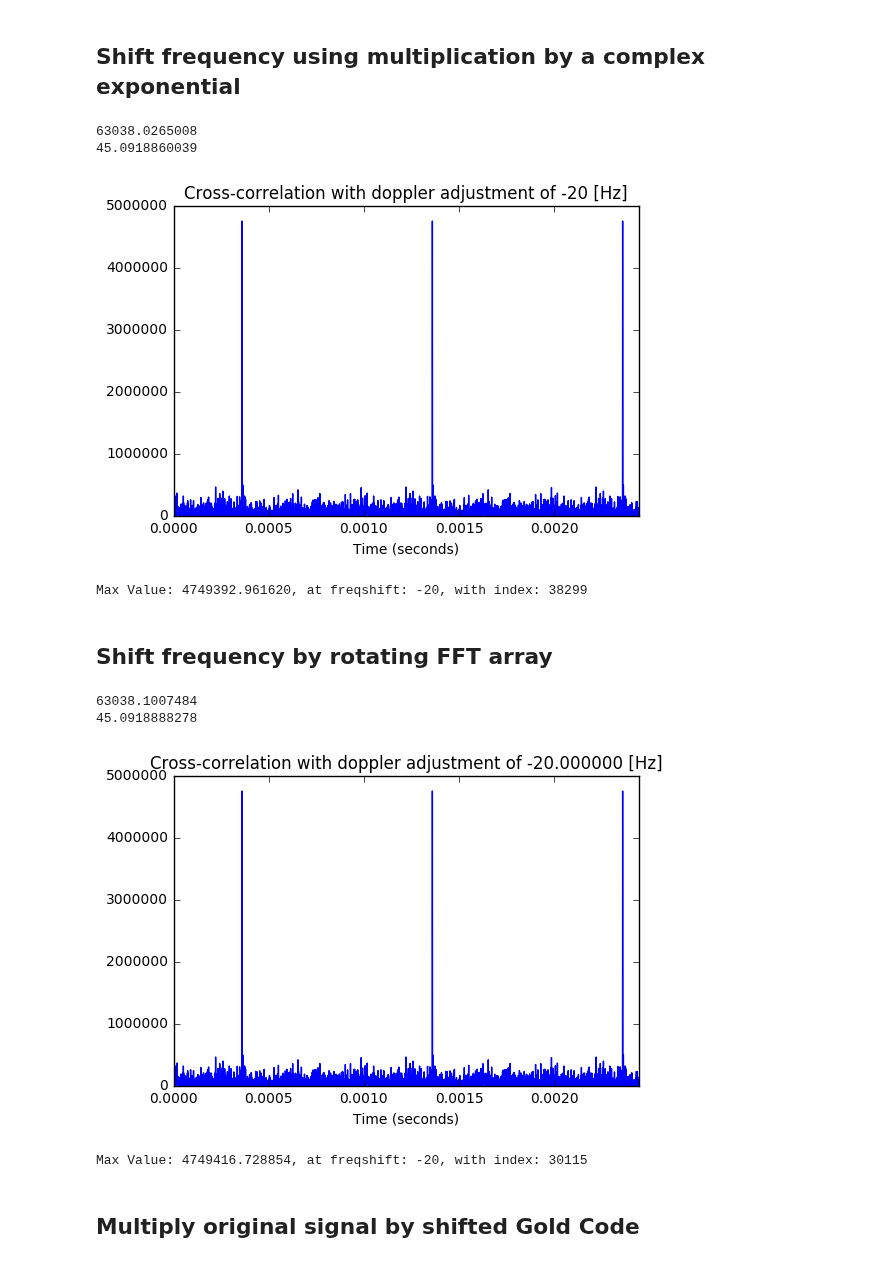
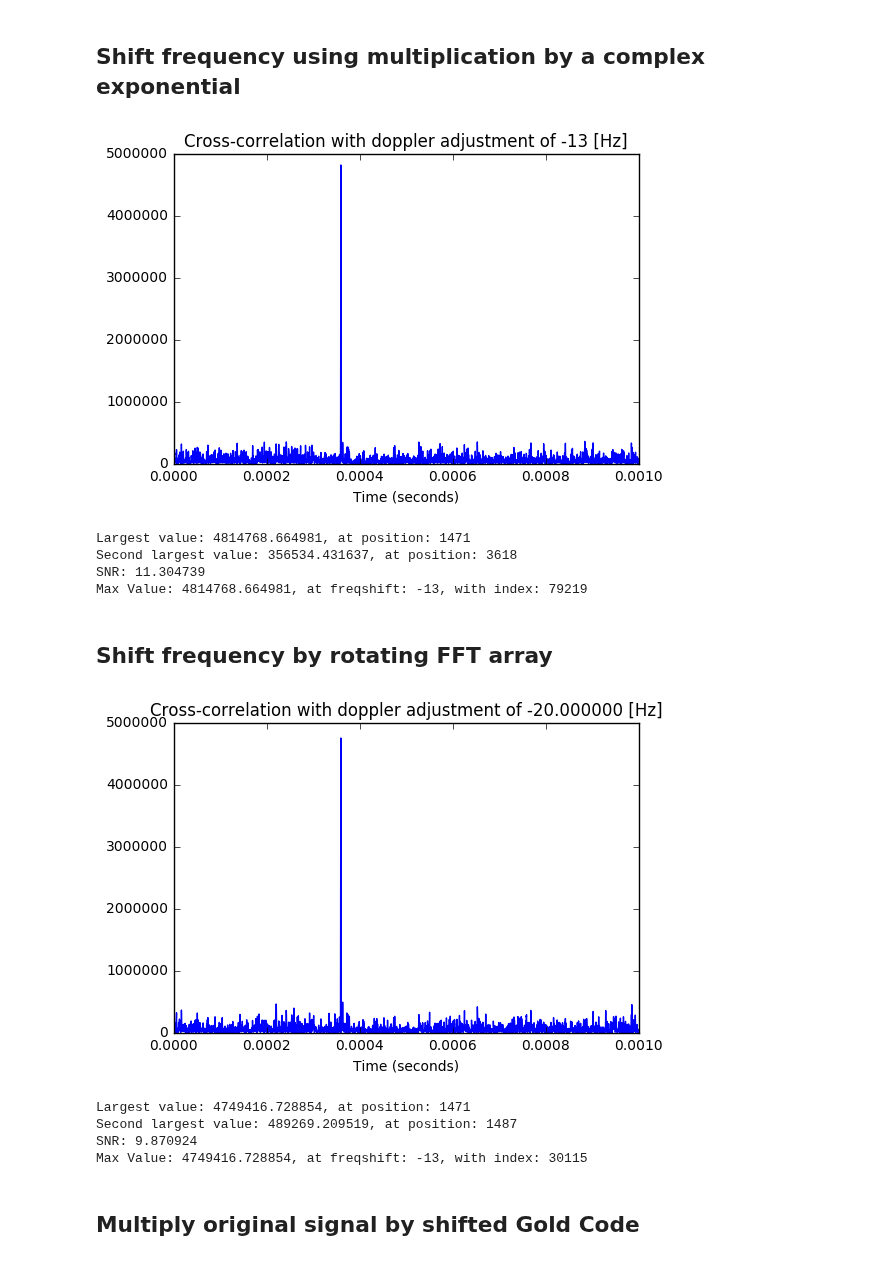
Before and after one commit to psas/gps, a Jupyter notebook: notebooks/Acquisition.ipynb, the cells around one changed output. Saved outputs shown, nothing was run; the diff lists cells and outputs as text; code cells hidden in the pictures.

```diff
--- a/notebooks/Acquisition.ipynb
+++ b/notebooks/Acquisition.ipynb
@@ -206,32 +245,38 @@ Max Value: nan, at freqshift: 0, with index 0
 # %% [markdown]
 ## Shift frequency using multiplication by a complex exponential
 # %%
-freqShift = -20 #[Hz]
+freqShift = -13 #[Hz] -20
 
 # Initialize complex array
 CDataShifted = data.CData*np.exp(1j*2*np.pi*freqShift*data.t)
 fftCDataShifted = np.fft.fft(CDataShifted,nfft)
 
 result = np.fft.ifft(GCConj * fftCDataShifted,nfft)
 resultSQ = np.real(result*np.conjugate(result))
-resultLog = 10*np.log10(resultSQ)
-print(np.mean(resultSQ))
-print(np.mean(resultLog))
+
 plt.plot(t,resultSQ)
 plt.title("Cross-correlation with doppler adjustment of %d [Hz]"%(freqShift))
 plt.xlabel("Time (seconds)")
 
-# Zoom in a bit
+# Zoom in to one ms
 xmin,xmax = plt.xlim()
-plt.xlim(xmin,xmin + 10000/(fs))
+plt.xlim(xmin,xmin + 0.001)
 plt.show()
 
+# Search for largest value in 1 ms worth of data
+SecondLargestValue = GetSecondLargest(resultSQ[0:int(fs*0.001)])
+
+# Pseudo SNR
+ResultsSNR = 10*np.log10(np.amax(resultSQ)/SecondLargestValue)
+print("SNR: %f"%(ResultsSNR))
+
 print("Max Value: %f, at freqshift: %d, with index: %d"%(np.amax(resultSQ),freqShift,np.argmax(resultSQ)))
 # %% [output]
+[figure, new version]
-63038.0265008
-45.0918860039
+Largest value: 4814768.664981, at position: 1471
+Second largest value: 356534.431637, at position: 3618
+SNR: 11.304739
+Max Value: 4814768.664981, at freqshift: -13, with index: 79219
-[figure, old version]
-Max Value: 4749392.961620, at freqshift: -20, with index: 38299
 # %% [markdown]
 ## Shift frequency by rotating FFT array
 # %%
@@ -242,24 +287,30 @@ fftCDataShifted = np.roll(np.fft.fft(data.CData,nfft),freqRoll)
 
 result = np.fft.ifft(GCConj * fftCDataShifted,nfft)
 resultSQ = np.real(result*np.conjugate(result))
-resultLog = 10*np.log10(resultSQ)
-print(np.mean(resultSQ))
-print(np.mean(resultLog))
+
 plt.plot(t,resultSQ)
 plt.title("Cross-correlation with doppler adjustment of %f [Hz]"%(freqRoll*BinWidth))
 plt.xlabel("Time (seconds)")
 
-# Zoom in a bit
+# Zoom in to one ms
 xmin,xmax = plt.xlim()
-plt.xlim(xmin,xmin + 10000/(fs))
+plt.xlim(xmin,xmin + 0.001)
 plt.show()
 
+# Search for largest value in 1 ms worth of data
+SecondLargestValue = GetSecondLargest(resultSQ[0:int(fs*0.001)])
+
+# Pseudo SNR
+ResultsSNR = 10*np.log10(np.amax(resultSQ)/SecondLargestValue)
+print("SNR: %f"%(ResultsSNR))
+
 print("Max Value: %f, at freqshift: %d, with index: %d"%(np.amax(resultSQ),freqShift,np.argmax(resultSQ)))
 # %% [output]
+[figure, new version]
-63038.1007484
-45.0918888278
+Largest value: 4749416.728854, at position: 1471
+Second largest value: 489269.209519, at position: 1487
+SNR: 9.870924
+Max Value: 4749416.728854, at freqshift: -13, with index: 30115
-[figure, old version]
-Max Value: 4749416.728854, at freqshift: -20, with index: 30115
 # %% [markdown]
 ## Multiply original signal by shifted Gold Code
 # %%
```
Also changed, not shown: parts of 5 cells of this notebook.
